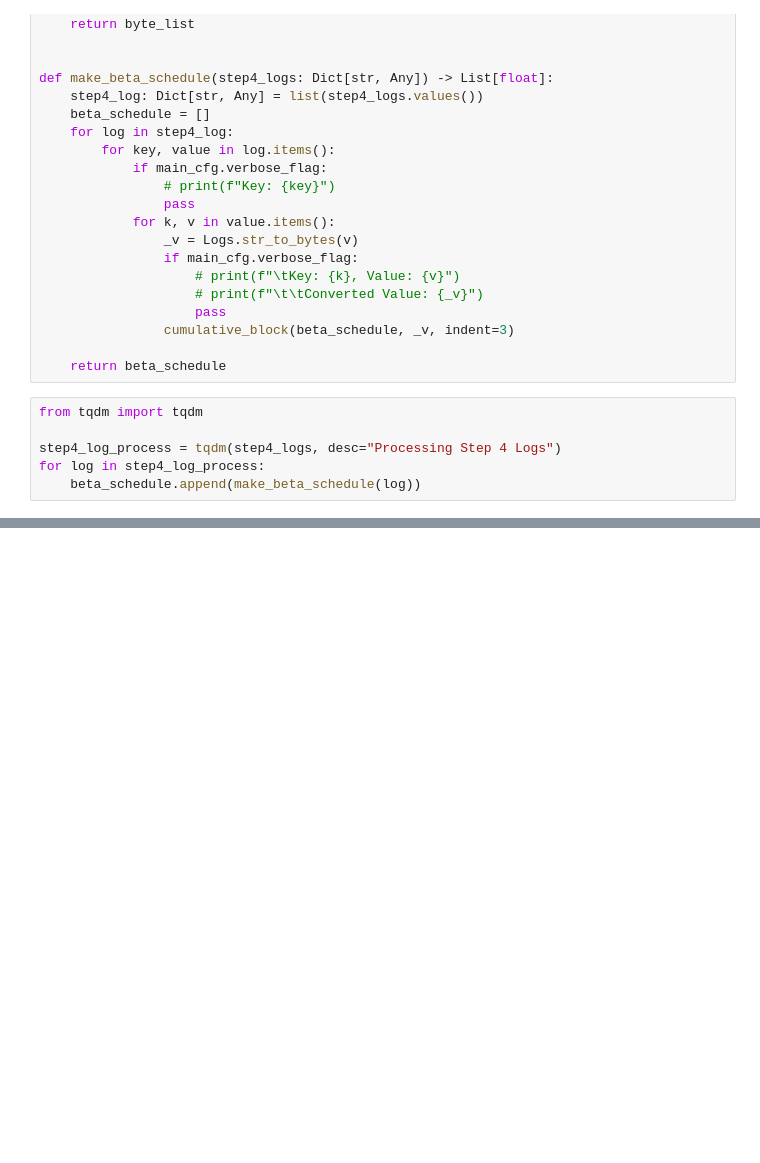
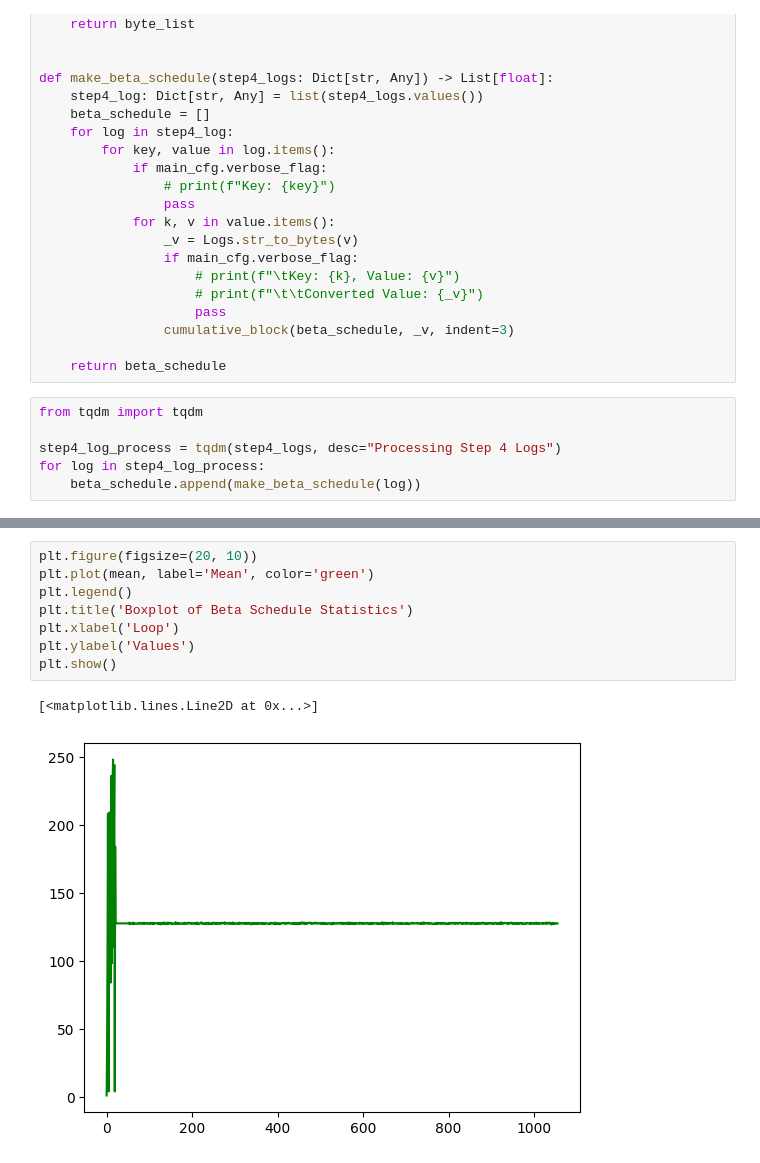
Before and after one commit to alphaka27/Diffusion_HASH_inverse, a Jupyter notebook: playground/test.ipynb, the cells around one changed output, grey strips where cells are left out. Saved outputs shown, nothing was run; the diff lists cells and outputs as text; blank space fills up the shorter version.

```diff
--- a/playground/test.ipynb
+++ b/playground/test.ipynb
@@ -135,0 +176,11 @@ print(f"Standard Deviation: {std}, Length: {len(std)}")
+# %%
+plt.figure(figsize=(20, 10))
+plt.plot(mean, label='Mean', color='green')
+plt.legend()
+plt.title('Boxplot of Beta Schedule Statistics')
+plt.xlabel('Loop')
+plt.ylabel('Values')
+plt.show()
+# %% [output]
+[<matplotlib.lines.Line2D at 0x...>]
+[figure, added]
```
Also changed, not shown: parts of 10 cells of this notebook.
